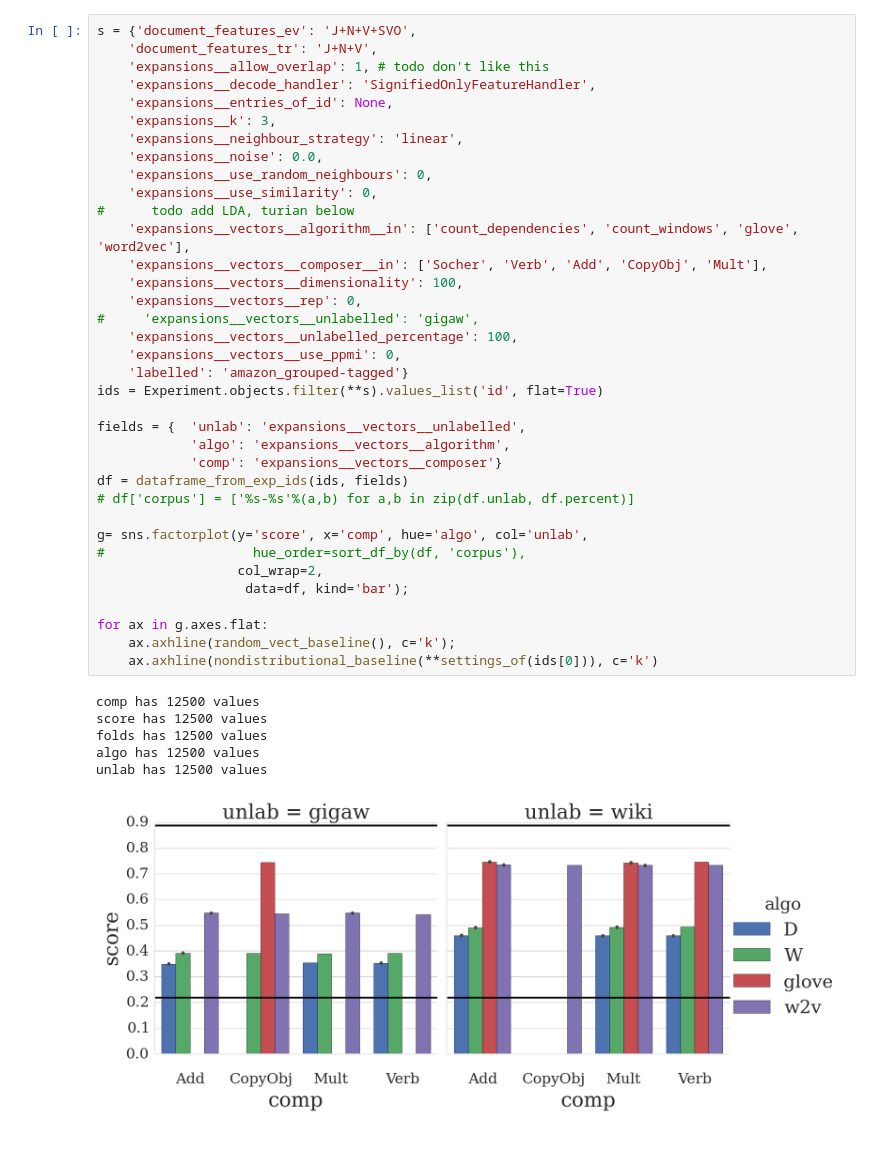
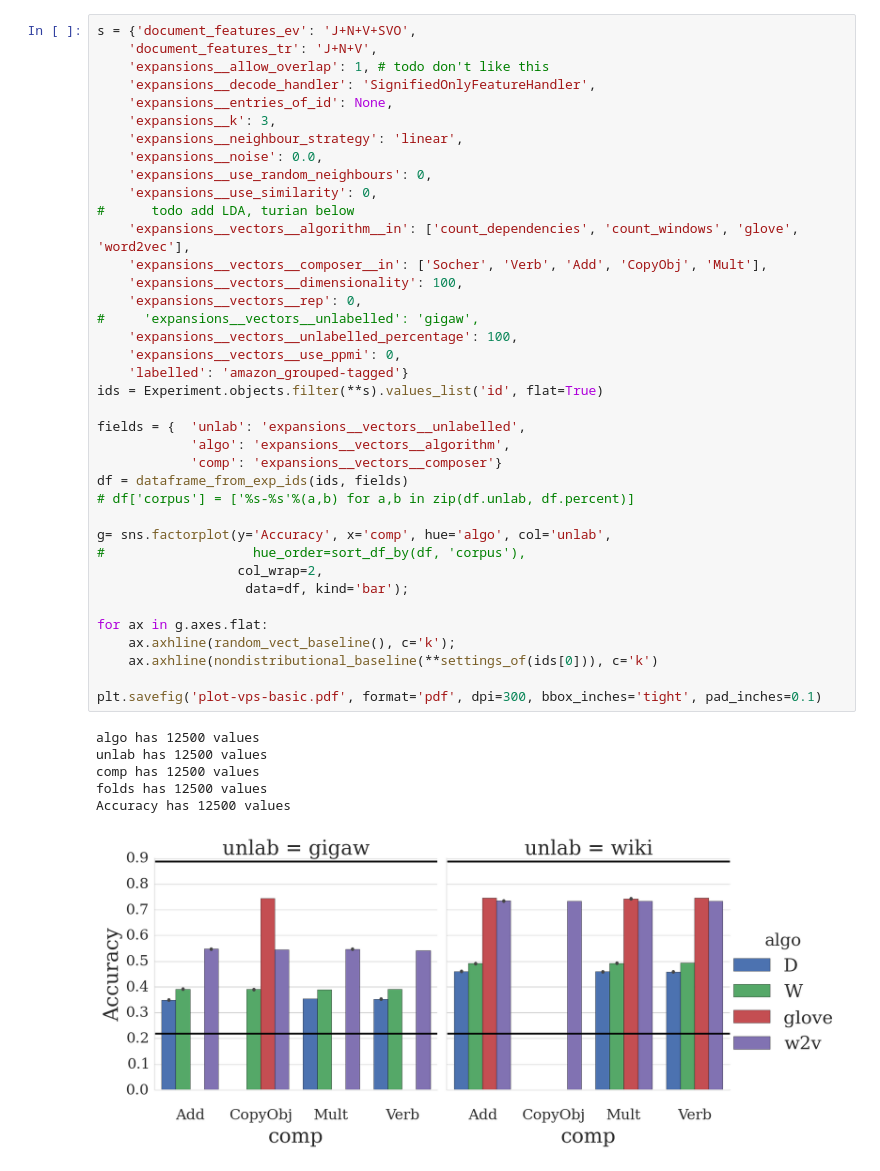
Before and after one commit to mbatchkarov/ExpLosion, a Jupyter notebook: notebooks/verb_phrases.ipynb, the cells around one changed output. Drawn from its saved outputs; the diff is of its cells as text.

```diff
--- a/notebooks/verb_phrases.ipynb
+++ b/notebooks/verb_phrases.ipynb
@@ -16,35 +16,37 @@ s = {'document_features_ev': 'J+N+V+SVO',
     'expansions__noise': 0.0,
     'expansions__use_random_neighbours': 0,
     'expansions__use_similarity': 0,
 #      todo add LDA, turian below
     'expansions__vectors__algorithm__in': ['count_dependencies', 'count_windows', 'glove', 'word2vec'],
     'expansions__vectors__composer__in': ['Socher', 'Verb', 'Add', 'CopyObj', 'Mult'],
     'expansions__vectors__dimensionality': 100,
     'expansions__vectors__rep': 0,
 #     'expansions__vectors__unlabelled': 'gigaw',
     'expansions__vectors__unlabelled_percentage': 100,
     'expansions__vectors__use_ppmi': 0,
     'labelled': 'amazon_grouped-tagged'}
 ids = Experiment.objects.filter(**s).values_list('id', flat=True)
 
 fields = {  'unlab': 'expansions__vectors__unlabelled',
             'algo': 'expansions__vectors__algorithm',
             'comp': 'expansions__vectors__composer'}
 df = dataframe_from_exp_ids(ids, fields)
 # df['corpus'] = ['%s-%s'%(a,b) for a,b in zip(df.unlab, df.percent)]
 
-g= sns.factorplot(y='score', x='comp', hue='algo', col='unlab',
+g= sns.factorplot(y='Accuracy', x='comp', hue='algo', col='unlab',
 #                   hue_order=sort_df_by(df, 'corpus'),
                   col_wrap=2,
                    data=df, kind='bar');
 
 for ax in g.axes.flat:
     ax.axhline(random_vect_baseline(), c='k');
     ax.axhline(nondistributional_baseline(**settings_of(ids[0])), c='k')
+
+plt.savefig('plot-vps-basic.pdf', format='pdf', dpi=300, bbox_inches='tight', pad_inches=0.1)
 # %% [output]
-comp has 12500 values
-score has 12500 values
-folds has 12500 values
 algo has 12500 values
 unlab has 12500 values
+comp has 12500 values
+folds has 12500 values
+Accuracy has 12500 values
-[figure, old version]
+[figure, new version]
```
Also changed, not shown: parts of 1 cell of this notebook, 1 other file.
